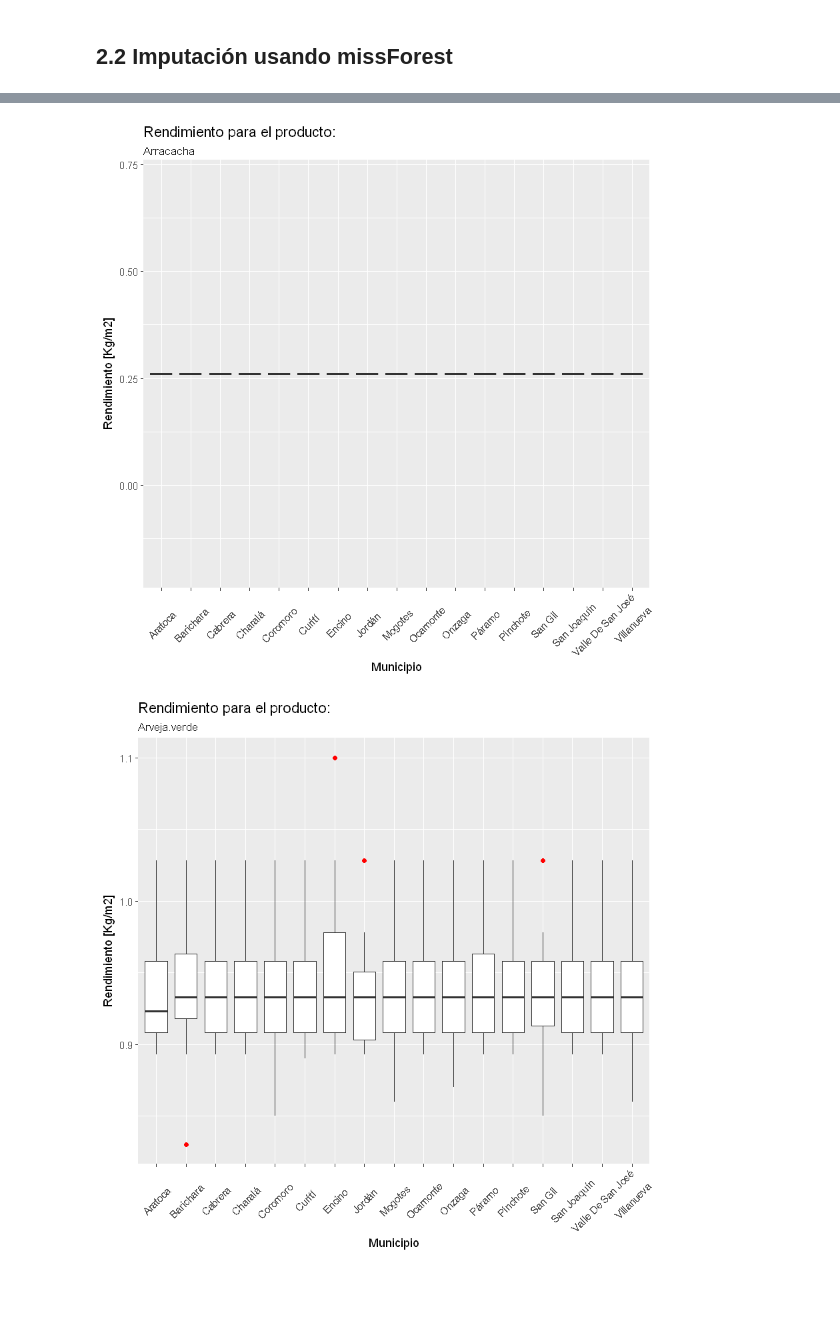
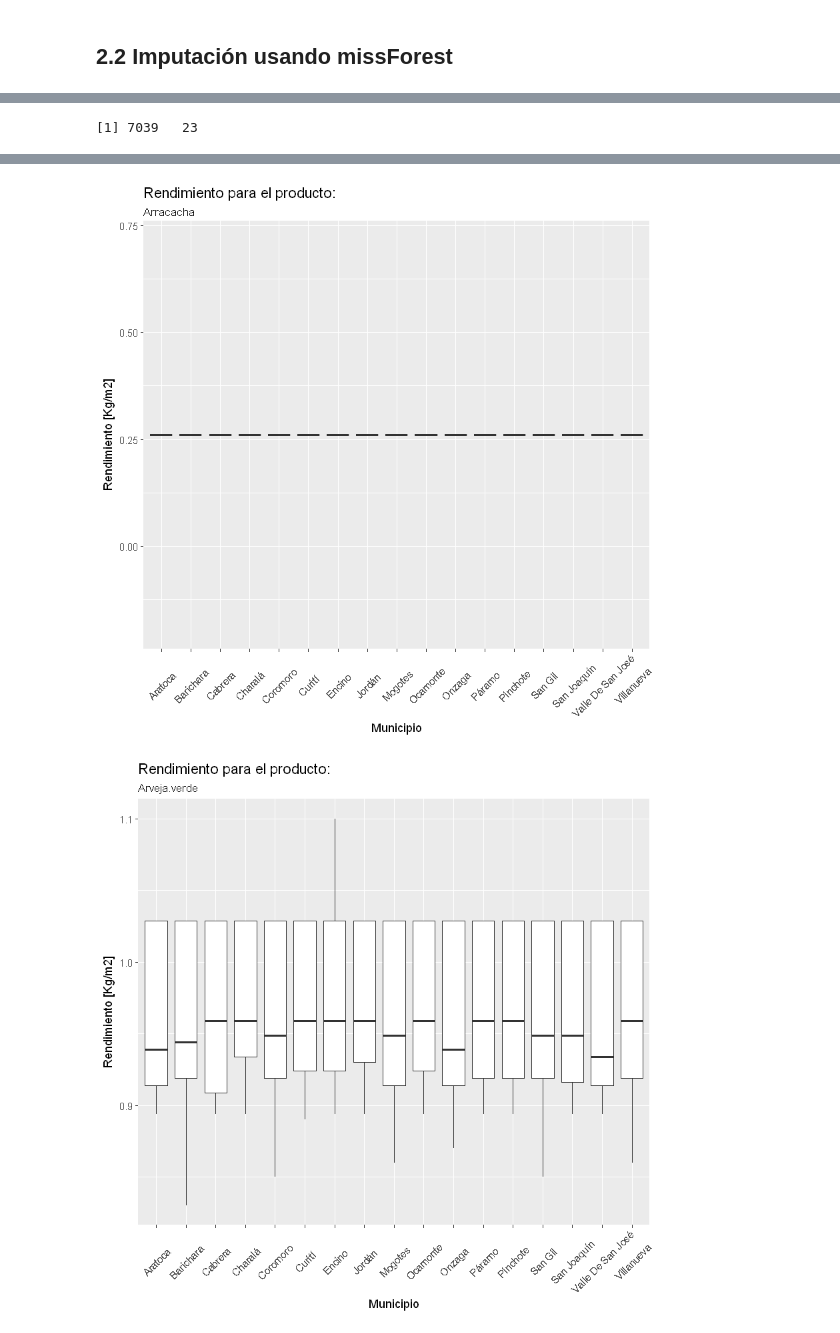
Before and after one commit to eitt/.Rendimientos_Agricolas, a Jupyter notebook: Code-checkpoint.ipynb, the cells around one changed output, grey strips where cells are left out. Drawn from its saved outputs; the diff is of its cells as text; code cells hidden in the pictures; blank space fills up the shorter version.

```diff
--- a/Code-checkpoint.ipynb
+++ b/Code-checkpoint.ipynb
@@ -124,7 +114,8 @@ Por otra parte, el campo **Municipio**, indica a cual de los 17 municipios perte
 # %% [markdown]
 Para revisar  la dispersión de los rendimientos, a continuación se grafican los rendimientos de cada producto por Municipio.
 # %%
-#Primero se construye una función para graficar todas las series de manera independiente utilziando un bucle
+#Primero se construye una función para graficar todas
+#las series de manera independiente utilziando un bucle
 
 #Creación de la función
 GRAFICAR <- function(x, na.rm = TRUE, ...)
@@ -132,14 +123,23 @@ GRAFICAR <- function(x, na.rm = TRUE, ...)
     nm <- names(x)
       for (i in seq_along(nm[3:length(x[1,])]))
         {
-
-        plots <-ggplot(x,aes(x[,1], x[,(i+2)])) + geom_boxplot(outlier.colour="red")
-          plots<-plots+labs(x = "Municipio")+labs(y = "Rendimiento [Kg/m2]")+labs(title = "Rendimiento para el producto:", subtitle = nm[i+2])+theme(axis.text.x  = element_text(angle=45, vjust=0.5))
+         plots <-ggplot(x,aes(x[,1], x[,(i+2)])) +
+          geom_boxplot(outlier.colour="red")
+          plots<-plots+labs(x = "Municipio")+
+          labs(y = "Rendimiento [Kg/m2]")+labs(title =
+                "Rendimiento para el producto:",
+              subtitle = nm[i+2])+theme(axis.text.x  =
+              element_text(angle=45, vjust=0.5))
         print(plots)
         }
     }
 #Fin de la función
 
 #Se ejecuta la función
-GRAFICAR(DATA)
+#GRAFICAR(DATA)
+
+#Para facilitar le presentación de los datos, se
+#imprime a modo de ejemplo, los valores correspondientes
+#al tercer producto
+GRAFICAR(as.data.frame(c(DATA[1:2],DATA[5])))
 # %% [output]
@@ -336,4 +246,0 @@ GRAFICAR(DATA_MC)
-# %%
-i<-2
-DATA3[is.na(DATA3[,i]), i]<- mean(DATA3[,i], na.rm = TRUE)
-DATA3[is.na(DATA3[,i]), i]
@@ -401,9 +436,16 @@ GRAFICAR(DATA_RF)
 # %%
+colnames(DATA_RF)<-colnames(DATA_MC)
 head(DATA_RF)
 head(DATA_MC)
-DATA_IMPUTADO<-((transform(DATA_RF,as.numeric(DATA_RF[,3]))+transform(DATA_MC,as.numeric(DATA_MC[,3])))/2)
-DATA_IMPUTADO[,1:2]<-DATA[,1:2]
+dim(DATA_RF)
+dim(DATA_MC)
+
+DATA_IMPUTADO<-DATA
+
+DATA_IMPUTADO[3:23]<-((transform(DATA_RF,as.numeric(unlist(DATA_RF[3:23])))+transform(DATA_MC,as.numeric(unlist(DATA_MC[3:23]))))/2)
+DATA_IMPUTADO[3:23]<-((as.numeric(unlist(DATA_RF[3:23])))+(as.numeric(unlist(DATA_MC[3:23]))))/2
 DATA_IMPUTADO
+summary(DATA_IMPUTADO)
 GRAFICAR(DATA_IMPUTADO)
 # %% [output]
 | Municipio | ID | Ahuyama | Arracacha | Arveja.verde | Banano | Cebada | Cebolla.cabezona | Cebolla.larga | ... |
@@ -424,0 +466 @@ Warning message in Ops.factor(left, right):
+[1] 7039   23
@@ -443,4 +505,4 @@ Warning message in Ops.factor(left, right):
 [figure]
-[figure, old version]
+[figure, new version]
 [figure]
 [figure]
```
Also changed, not shown: parts of 24 cells of this notebook.
